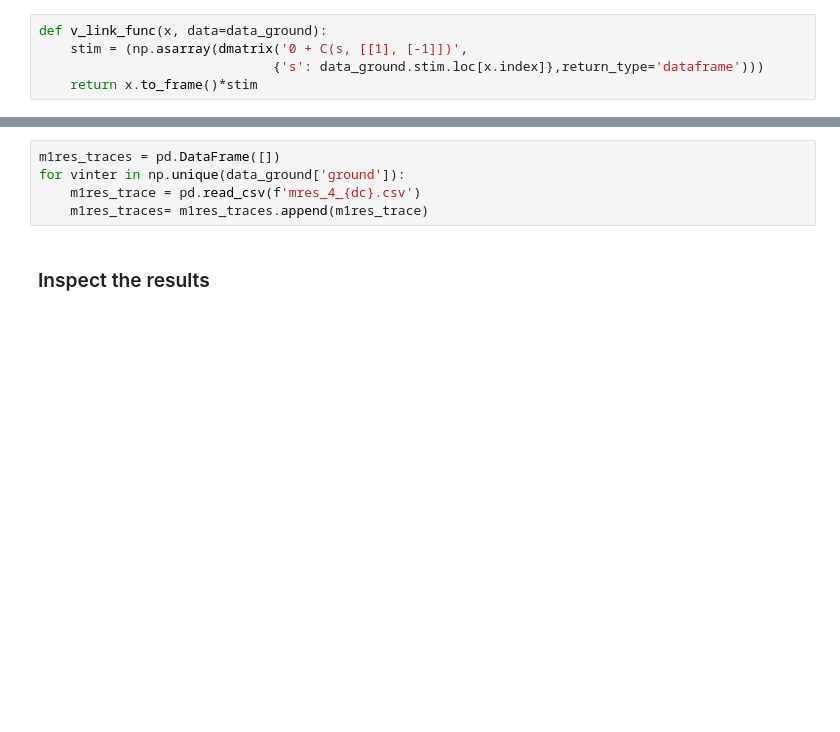
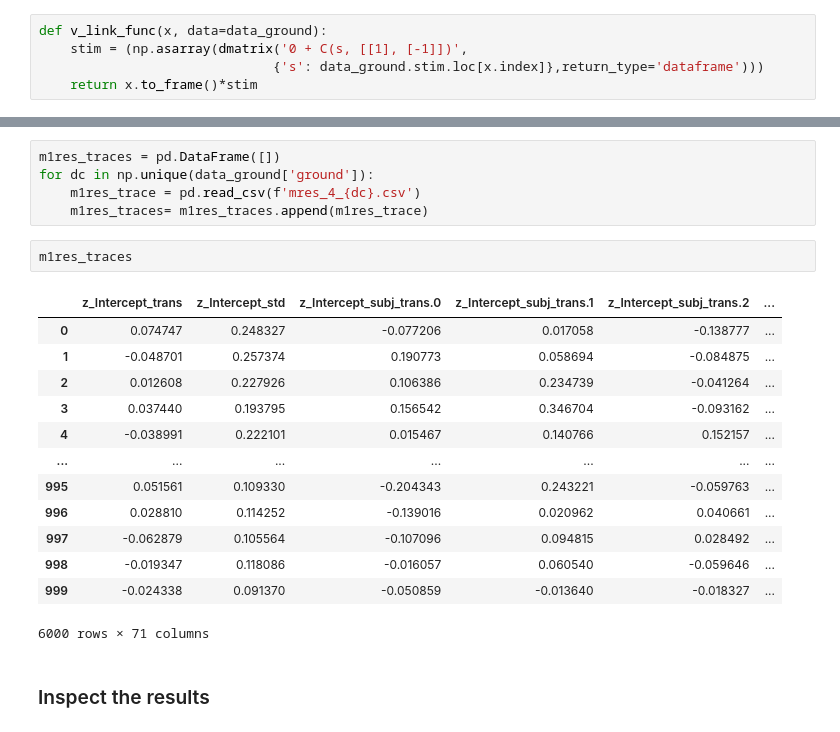
Before and after one commit to Yikang1020/HDDM-parameter-recovery, a Jupyter notebook: stim_coding_2.ipynb, the cells around one changed output, grey strips where cells are left out. Cells and saved outputs as stored; diff of their text form; blank space fills up the shorter version.

```diff
--- a/stim_coding_2.ipynb
+++ b/stim_coding_2.ipynb
@@ -937,9 +976,25 @@ WARNING: Custom link functions will not be loaded.
 WARNING: Custom link functions will not be loaded.
 # %%
 m1res_traces = pd.DataFrame([])
-for vinter in np.unique(data_ground['ground']):
+for dc in np.unique(data_ground['ground']):
     m1res_trace = pd.read_csv(f'mres_4_{dc}.csv')
     m1res_traces= m1res_traces.append(m1res_trace)
+# %%
+m1res_traces
+# %% [output]
+|  | z_Intercept_trans | z_Intercept_std | z_Intercept_subj_trans.0 | z_Intercept_subj_trans.1 | z_Intercept_subj_trans.2 | ... |
+| 0 | 0.074747 | 0.248327 | -0.077206 | 0.017058 | -0.138777 | ... |
+| 1 | -0.048701 | 0.257374 | 0.190773 | 0.058694 | -0.084875 | ... |
+| 2 | 0.012608 | 0.227926 | 0.106386 | 0.234739 | -0.041264 | ... |
+| 3 | 0.037440 | 0.193795 | 0.156542 | 0.346704 | -0.093162 | ... |
+| 4 | -0.038991 | 0.222101 | 0.015467 | 0.140766 | 0.152157 | ... |
+| ... | ... | ... | ... | ... | ... | ... |
+| 995 | 0.051561 | 0.109330 | -0.204343 | 0.243221 | -0.059763 | ... |
+| 996 | 0.028810 | 0.114252 | -0.139016 | 0.020962 | 0.040661 | ... |
+| 997 | -0.062879 | 0.105564 | -0.107096 | 0.094815 | 0.028492 | ... |
+| 998 | -0.019347 | 0.118086 | -0.016057 | 0.060540 | -0.059646 | ... |
+| 999 | -0.024338 | 0.091370 | -0.050859 | -0.013640 | -0.018327 | ... |
+6000 rows × 71 columns
 # %% [markdown]
 ### Inspect the results
 # %% [markdown]
```
Also changed, not shown: parts of 12 cells of this notebook.
